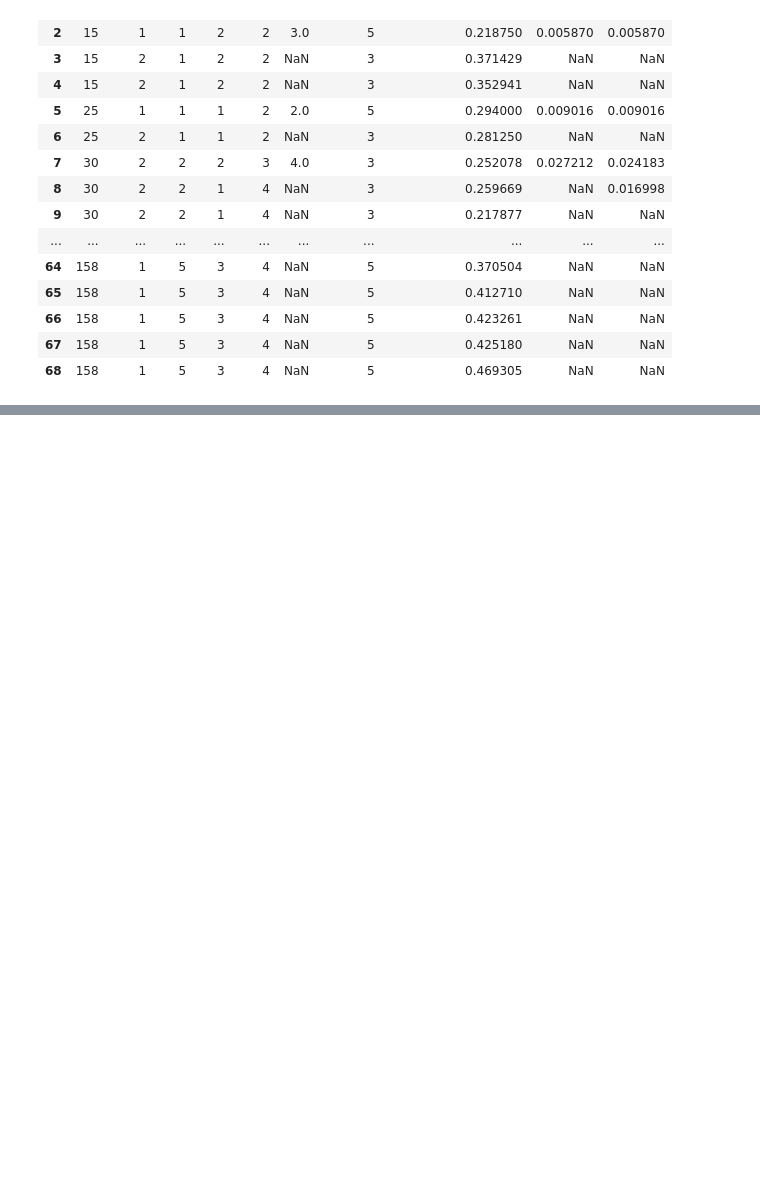
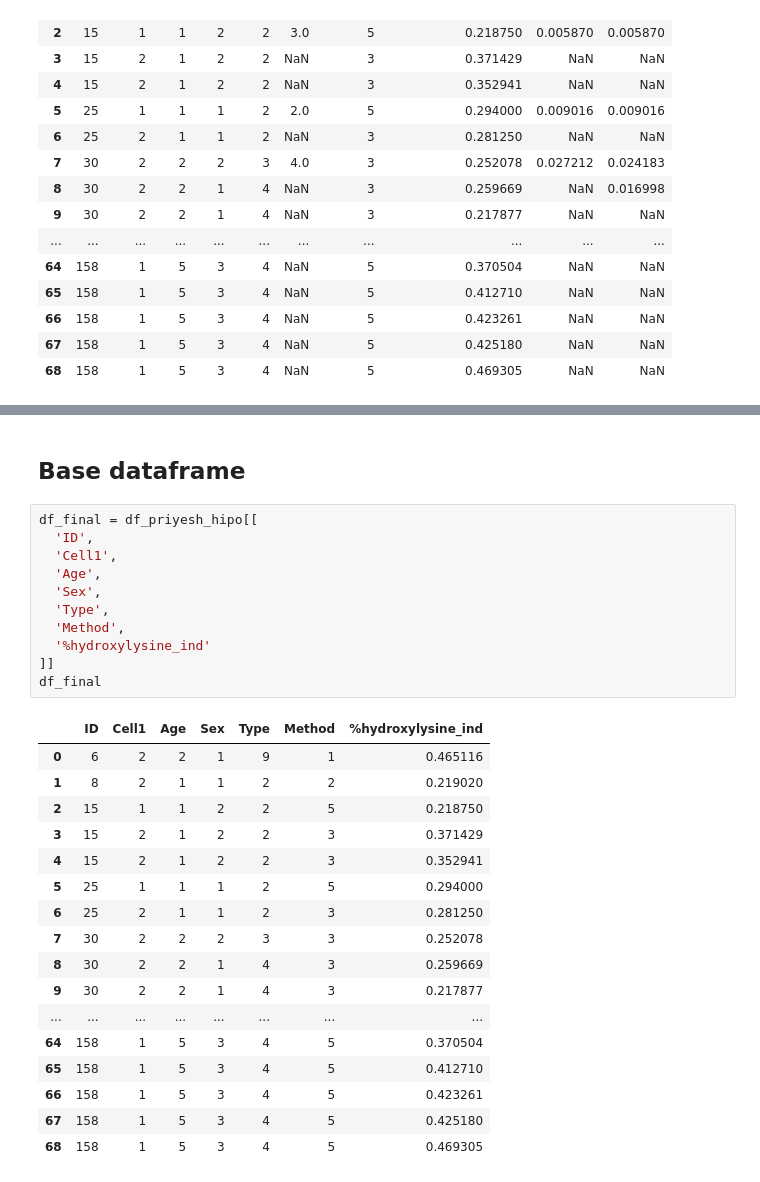
Before and after one commit to RareDiseaseData/Meta-analysis-data, a Jupyter notebook: simulation.ipynb, the cells around one changed output, grey strips where cells are left out. Cells and saved outputs as stored; diff of their text form; blank space fills up the shorter version.

```diff
--- a/simulation.ipynb
+++ b/simulation.ipynb
@@ -126,0 +134,31 @@ df_priyesh_hipo
+# %% [markdown]
+## Base dataframe
+# %%
+df_final = df_priyesh_hipo[[
+  'ID',
+  'Cell1',
+  'Age',
+  'Sex',
+  'Type',
+  'Method',
+  '%hydroxylysine_ind'
+]]
+df_final
+# %% [output]
+|  | ID | Cell1 | Age | Sex | Type | Method | %hydroxylysine_ind |
+| 0 | 6 | 2 | 2 | 1 | 9 | 1 | 0.465116 |
+| 1 | 8 | 2 | 1 | 1 | 2 | 2 | 0.219020 |
+| 2 | 15 | 1 | 1 | 2 | 2 | 5 | 0.218750 |
+| 3 | 15 | 2 | 1 | 2 | 2 | 3 | 0.371429 |
+| 4 | 15 | 2 | 1 | 2 | 2 | 3 | 0.352941 |
+| 5 | 25 | 1 | 1 | 1 | 2 | 5 | 0.294000 |
+| 6 | 25 | 2 | 1 | 1 | 2 | 3 | 0.281250 |
+| 7 | 30 | 2 | 2 | 2 | 3 | 3 | 0.252078 |
+| 8 | 30 | 2 | 2 | 1 | 4 | 3 | 0.259669 |
+| 9 | 30 | 2 | 2 | 1 | 4 | 3 | 0.217877 |
+| ... | ... | ... | ... | ... | ... | ... | ... |
+| 64 | 158 | 1 | 5 | 3 | 4 | 5 | 0.370504 |
+| 65 | 158 | 1 | 5 | 3 | 4 | 5 | 0.412710 |
+| 66 | 158 | 1 | 5 | 3 | 4 | 5 | 0.423261 |
+| 67 | 158 | 1 | 5 | 3 | 4 | 5 | 0.425180 |
+| 68 | 158 | 1 | 5 | 3 | 4 | 5 | 0.469305 |
```
Also changed, not shown: parts of 18 cells of this notebook.
